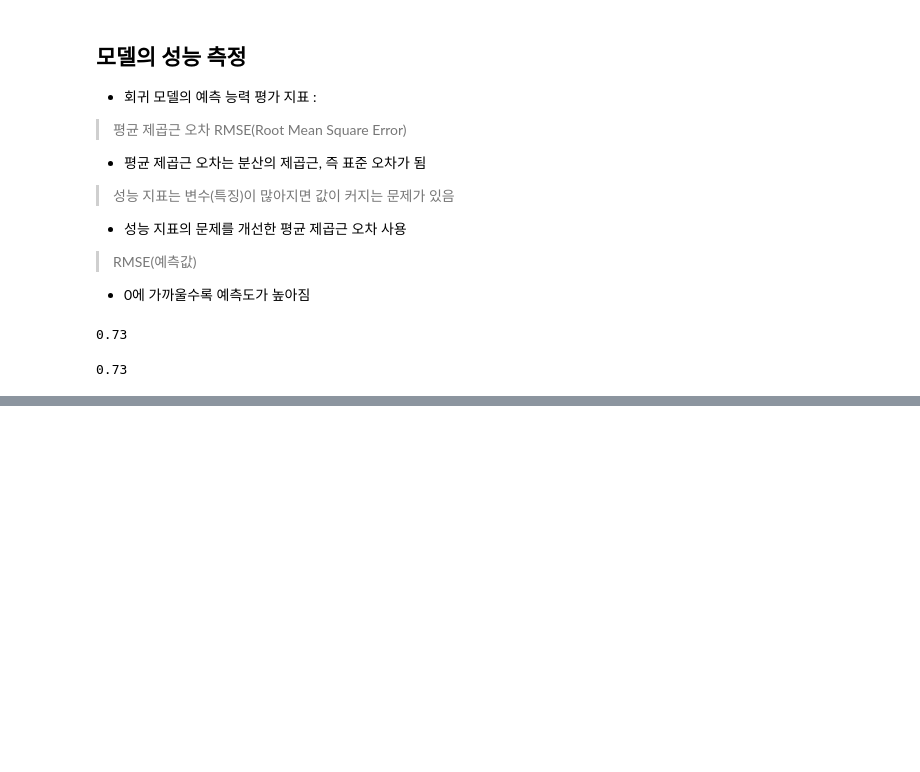
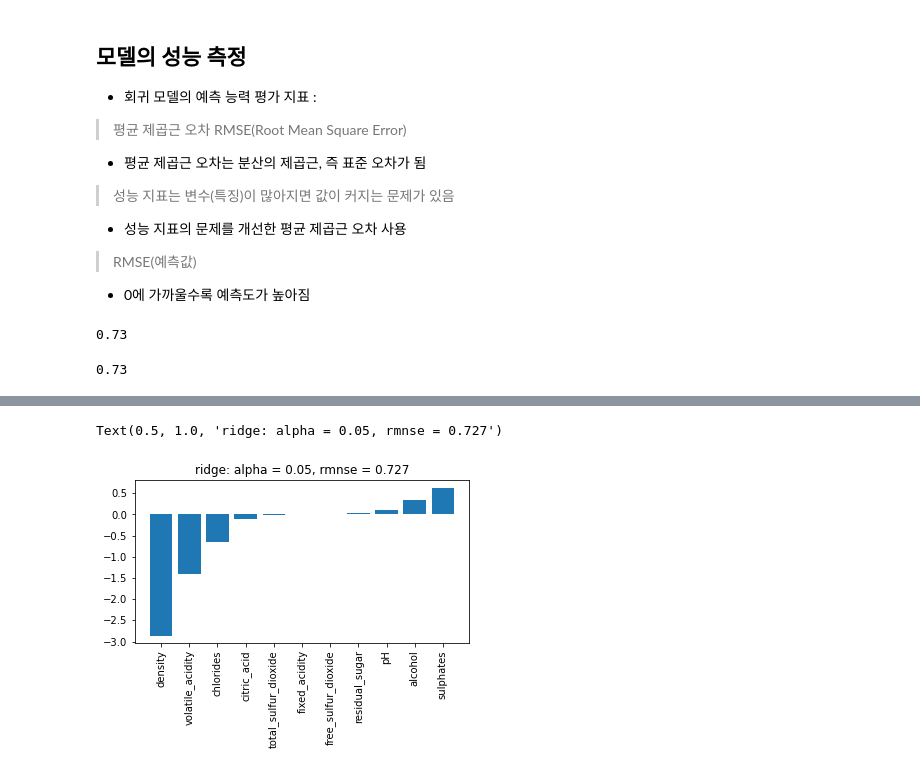
Before and after one commit to dongkyuseo/TIL, a Jupyter notebook: 머신러닝/실습/08.와인_품질_예측_학습데이터.ipynb, the cells around one changed output, grey strips where cells are left out. Cells and saved outputs as stored; diff of their text form; code cells hidden in the pictures; blank space fills up the shorter version.

```diff
--- a/머신러닝/실습/08.와인_품질_예측_학습데이터.ipynb
+++ b/머신러닝/실습/08.와인_품질_예측_학습데이터.ipynb
@@ -119,0 +129,7 @@ np.round(np.sqrt(mean_squared_error(y_test, y_pred)), 2)
+# %%
+from sklearn.linear_model import LinearRegression
+
+model = LinearRegression()
+model.fit(X_train, y_train)
+y_pred = model.predict(X_test)
+np.round(np.sqrt(mean_squared_error(y_test, y_pred)), 3)
@@ -119,0 +138,9 @@ np.round(np.sqrt(mean_squared_error(y_test, y_pred)), 2)
+# %%
+# 규제가 있는 선형회귀 모델
+# 리지
+from sklearn.linear_model import Ridge
+
+model = Ridge(alpha=0.05) # 알파가 규제값
+model.fit(X_train, y_train)
+y_pred = model.predict(X_test)
+np.round(np.sqrt(mean_squared_error(y_test, y_pred)), 3)
@@ -119,0 +149,9 @@ np.round(np.sqrt(mean_squared_error(y_test, y_pred)), 2)
+# %%
+# 규제가 있는 선형회귀 모델
+# 라쏘
+from sklearn.linear_model import Lasso
+
+model = Lasso(alpha=0.05) # 알파가 규제값
+model.fit(X_train, y_train)
+y_pred = model.predict(X_test)
+np.round(np.sqrt(mean_squared_error(y_test, y_pred)), 3)
@@ -119,0 +170,20 @@ np.round(np.sqrt(mean_squared_error(y_test, y_pred)), 2)
+# %%
+from sklearn.linear_model import Ridge
+import matplotlib.pyplot as plt
+%matplotlib inline
+
+model_name = 'ridge'
+alpha = 0.05
+fig = plt.figure(figsize=(6,3))
+ax = fig.add_subplot(111)
+ridge = Ridge(alpha=alpha)
+ridge.fit(X_train, y_train)
+y_pred = ridge.predict(X_test)
+rmse = np.round(np.sqrt(mean_squared_error(y_test, y_pred)),3)
+coef = pd.Series(data=ridge.coef_, index=X_train.columns).sort_values()
+ax.bar(coef.index, coef.values)
+ax.set_xticklabels(coef.index, rotation = 90)
+ax.set_title(f'{model_name}: alpha = {alpha}, rmnse = {rmse}')
+# %% [output]
+Text(0.5, 1.0, 'ridge: alpha = 0.05, rmnse = 0.727')
+[figure, added]
```
Also changed, not shown: parts of 6 cells of this notebook, 1 other file.
